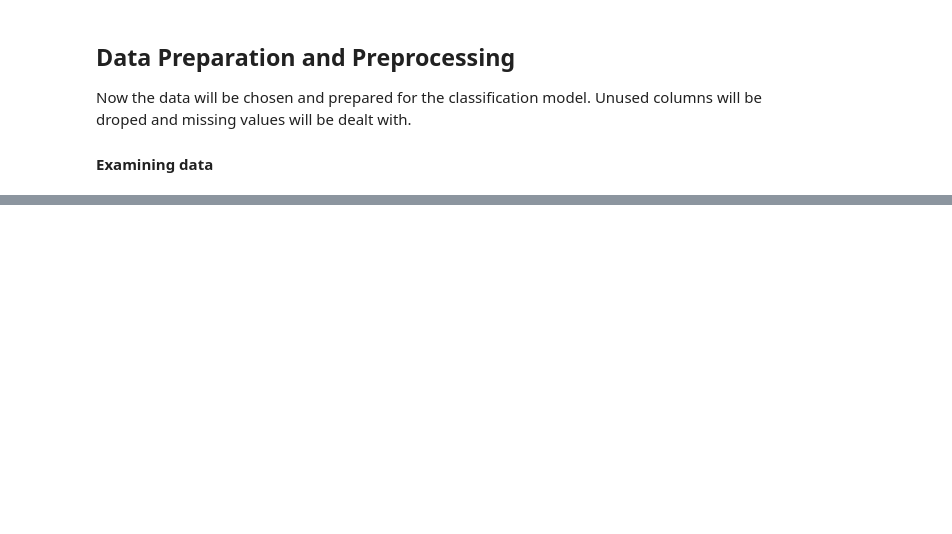
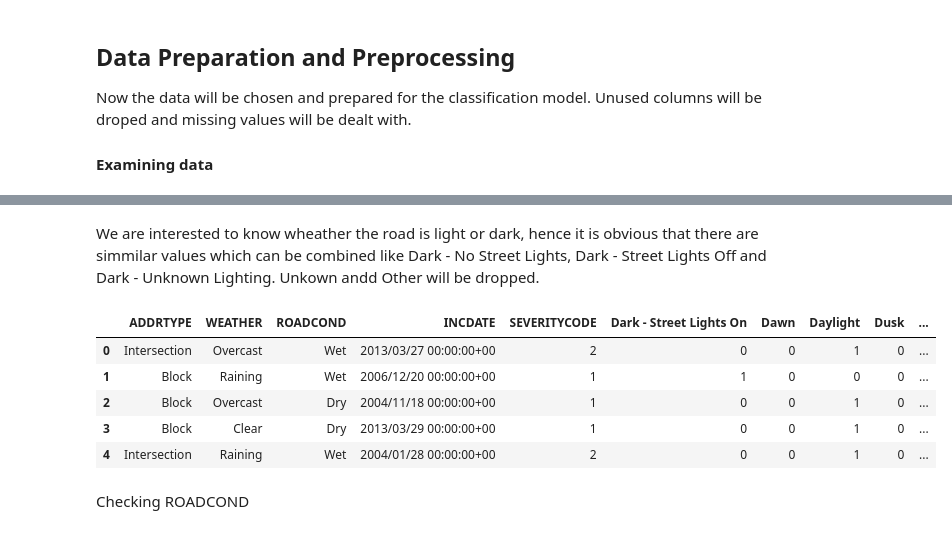
Before and after one commit to Youssef-saleh66/Coursera_Capstone, a Jupyter notebook: Car accidents analysis.ipynb, the cells around one changed output, grey strips where cells are left out. Drawn from its saved outputs; the diff is of its cells as text; code cells hidden in the pictures; blank space fills up the shorter version.

```diff
--- a/Car accidents analysis.ipynb
+++ b/Car accidents analysis.ipynb
@@ -105,0 +142,8 @@ Moreover, since this is a Car accident severity test then weather, road lighting
+# %%
+attributes=df[['ADDRTYPE','WEATHER','LIGHTCOND','ROADCOND','INCDATE','SEVERITYCODE']]
+print(attributes.columns)
+#Dropping the rows after getting their indicies
+nomber=attributes[attributes.WEATHER.isnull() & attributes.LIGHTCOND.isnull() & attributes.ROADCOND.isnull()].index.values
+attributes=attributes.drop(nomber,axis=0).reset_index()
+attributes.drop('index',axis=1,inplace=True)
+attributes.head()
@@ -112,0 +177,24 @@ array([2, 1, 1, 1, 2], dtype=int64)
+# %% [markdown]
+We are interested to know wheather the road is light or dark, hence it is obvious that there are simmilar values which can be combined like Dark - No Street Lights, Dark - Street Lights Off and Dark - Unknown Lighting. Unkown andd Other will be dropped.
+# %%
+#creating dummy variables of the column and saving it in temporary dataframe
+light_df=pd.get_dummies(attributes['LIGHTCOND'])
+#Combining the values of three columns into one column called Dark
+light_df['Dark']=light_df.apply(lambda row: 1 if row['Dark - Street Lights Off']==1 or row['Dark - Unknown Lighting']==1
+                              or row['Dark - No Street Lights']==1 else 0,axis=1)
+#dropping unused columns
+light_df.drop(['Unknown','Other','Dark - Street Lights Off','Dark - No Street Lights','Dark - Unknown Lighting'],axis=1,inplace=True)
+
+#merging the temp dataframe to the real dataframe
+attributes=pd.concat([attributes,light_df],axis=1)
+attributes.drop('LIGHTCOND',axis=1,inplace=True)
+attributes.head()
+# %% [output]
+|  | ADDRTYPE | WEATHER | ROADCOND | INCDATE | SEVERITYCODE | Dark - Street Lights On | Dawn | Daylight | Dusk | ... |
+| 0 | Intersection | Overcast | Wet | 2013/03/27 00:00:00+00 | 2 | 0 | 0 | 1 | 0 | ... |
+| 1 | Block | Raining | Wet | 2006/12/20 00:00:00+00 | 1 | 1 | 0 | 0 | 0 | ... |
+| 2 | Block | Overcast | Dry | 2004/11/18 00:00:00+00 | 1 | 0 | 0 | 1 | 0 | ... |
+| 3 | Block | Clear | Dry | 2013/03/29 00:00:00+00 | 1 | 0 | 0 | 1 | 0 | ... |
+| 4 | Intersection | Raining | Wet | 2004/01/28 00:00:00+00 | 2 | 0 | 0 | 1 | 0 | ... |
+# %% [markdown]
+Checking ROADCOND
```
Also changed, not shown: parts of 59 cells of this notebook, 2 other files.
